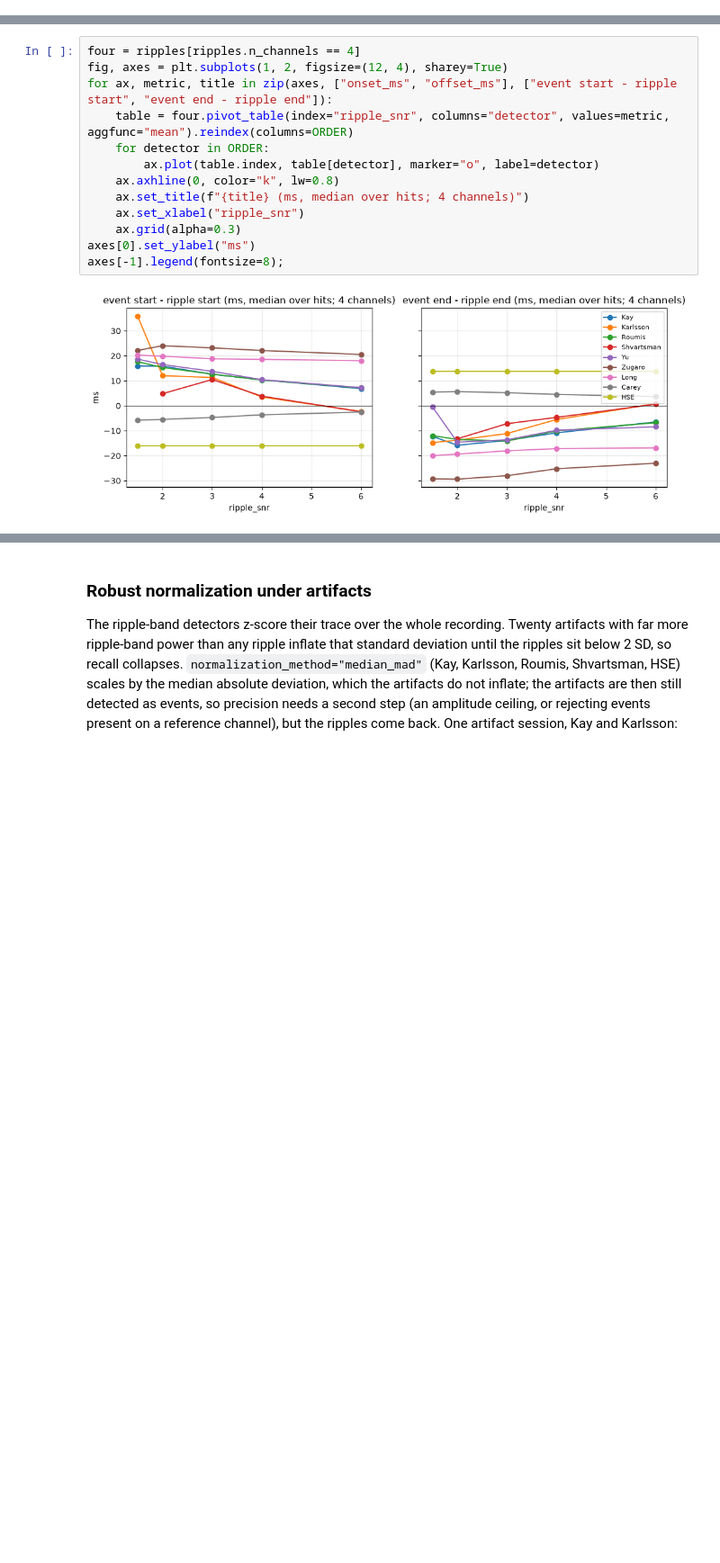
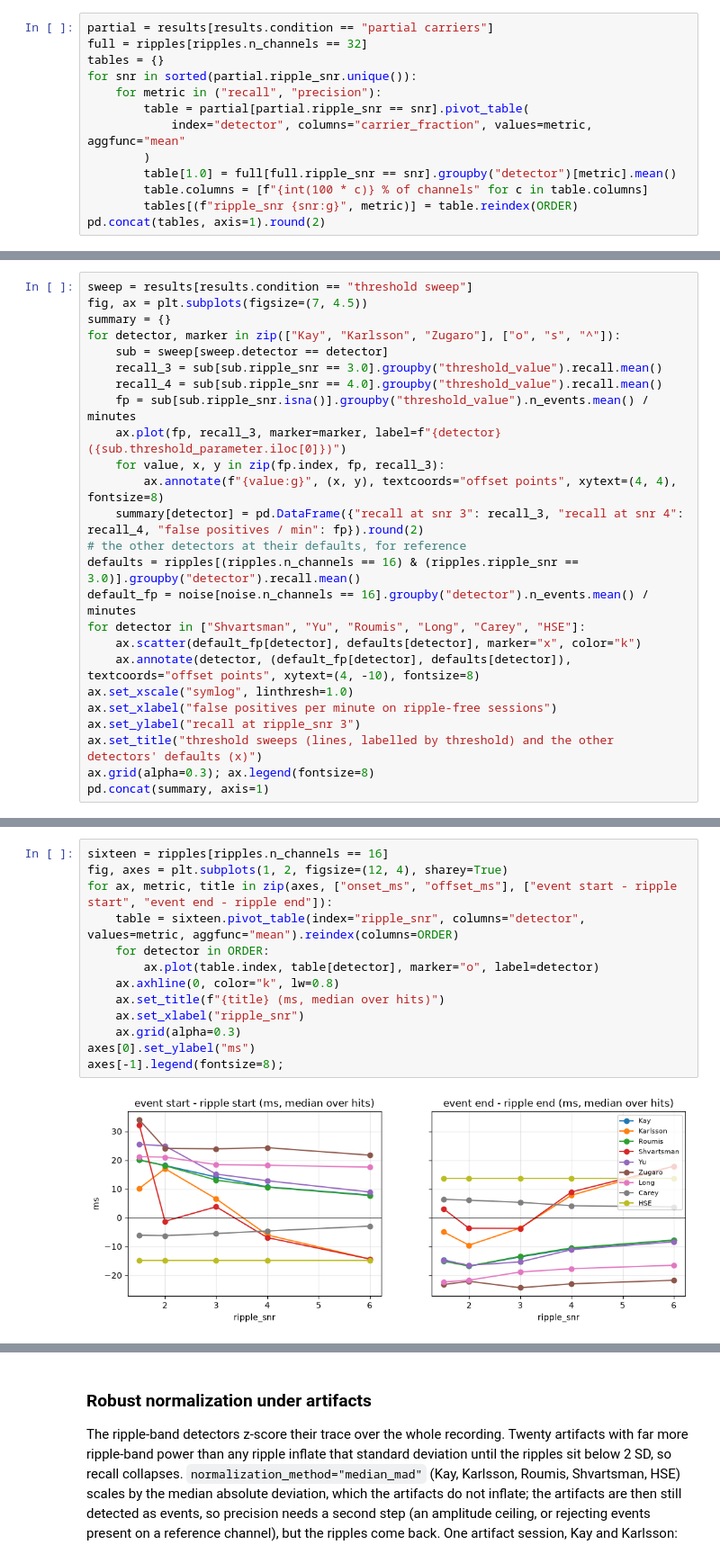
Before and after one commit to Eden-Kramer-Lab/ripple_detection, a Jupyter notebook: examples/simulation_study.ipynb, the cells around one changed output, grey strips where cells are left out. Shown at 90% size. Drawn from its saved outputs; the diff is of its cells as text; blank space fills up the shorter version.

```diff
--- a/examples/simulation_study.ipynb
+++ b/examples/simulation_study.ipynb
@@ -69,0 +96,13 @@ curves("precision", "precision (fraction of events that hit a ripple)");
+# %%
+partial = results[results.condition == "partial carriers"]
+full = ripples[ripples.n_channels == 32]
+tables = {}
+for snr in sorted(partial.ripple_snr.unique()):
+    for metric in ("recall", "precision"):
+        table = partial[partial.ripple_snr == snr].pivot_table(
+            index="detector", columns="carrier_fraction", values=metric, aggfunc="mean"
+        )
+        table[1.0] = full[full.ripple_snr == snr].groupby("detector")[metric].mean()
+        table.columns = [f"{int(100 * c)} % of channels" for c in table.columns]
+        tables[(f"ripple_snr {snr:g}", metric)] = table.reindex(ORDER)
+pd.concat(tables, axis=1).round(2)
@@ -69,0 +125,25 @@ curves("precision", "precision (fraction of events that hit a ripple)");
+# %%
+sweep = results[results.condition == "threshold sweep"]
+fig, ax = plt.subplots(figsize=(7, 4.5))
+summary = {}
+for detector, marker in zip(["Kay", "Karlsson", "Zugaro"], ["o", "s", "^"]):
+    sub = sweep[sweep.detector == detector]
+    recall_3 = sub[sub.ripple_snr == 3.0].groupby("threshold_value").recall.mean()
+    recall_4 = sub[sub.ripple_snr == 4.0].groupby("threshold_value").recall.mean()
+    fp = sub[sub.ripple_snr.isna()].groupby("threshold_value").n_events.mean() / minutes
+    ax.plot(fp, recall_3, marker=marker, label=f"{detector} ({sub.threshold_parameter.iloc[0]})")
+    for value, x, y in zip(fp.index, fp, recall_3):
+        ax.annotate(f"{value:g}", (x, y), textcoords="offset points", xytext=(4, 4), fontsize=8)
+    summary[detector] = pd.DataFrame({"recall at snr 3": recall_3, "recall at snr 4": recall_4, "false positives / min": fp}).round(2)
+# the other detectors at their defaults, for reference
+defaults = ripples[(ripples.n_channels == 16) & (ripples.ripple_snr == 3.0)].groupby("detector").recall.mean()
+default_fp = noise[noise.n_channels == 16].groupby("detector").n_events.mean() / minutes
+for detector in ["Shvartsman", "Yu", "Roumis", "Long", "Carey", "HSE"]:
+    ax.scatter(default_fp[detector], defaults[detector], marker="x", color="k")
+    ax.annotate(detector, (default_fp[detector], defaults[detector]), textcoords="offset points", xytext=(4, -10), fontsize=8)
+ax.set_xscale("symlog", linthresh=1.0)
+ax.set_xlabel("false positives per minute on ripple-free sessions")
+ax.set_ylabel("recall at ripple_snr 3")
+ax.set_title("threshold sweeps (lines, labelled by threshold) and the other detectors' defaults (x)")
+ax.grid(alpha=0.3); ax.legend(fontsize=8)
+pd.concat(summary, axis=1)
@@ -72,15 +165,15 @@ curves("precision", "precision (fraction of events that hit a ripple)");
 # %%
-four = ripples[ripples.n_channels == 4]
+sixteen = ripples[ripples.n_channels == 16]
 fig, axes = plt.subplots(1, 2, figsize=(12, 4), sharey=True)
 for ax, metric, title in zip(axes, ["onset_ms", "offset_ms"], ["event start - ripple start", "event end - ripple end"]):
-    table = four.pivot_table(index="ripple_snr", columns="detector", values=metric, aggfunc="mean").reindex(columns=ORDER)
+    table = sixteen.pivot_table(index="ripple_snr", columns="detector", values=metric, aggfunc="mean").reindex(columns=ORDER)
     for detector in ORDER:
         ax.plot(table.index, table[detector], marker="o", label=detector)
     ax.axhline(0, color="k", lw=0.8)
-    ax.set_title(f"{title} (ms, median over hits; 4 channels)")
+    ax.set_title(f"{title} (ms, median over hits)")
     ax.set_xlabel("ripple_snr")
     ax.grid(alpha=0.3)
 axes[0].set_ylabel("ms")
 axes[-1].legend(fontsize=8);
 # %% [output]
-[figure, old version]
+[figure, new version]
```
Also changed, not shown: parts of 23 cells of this notebook, 4 other files.
